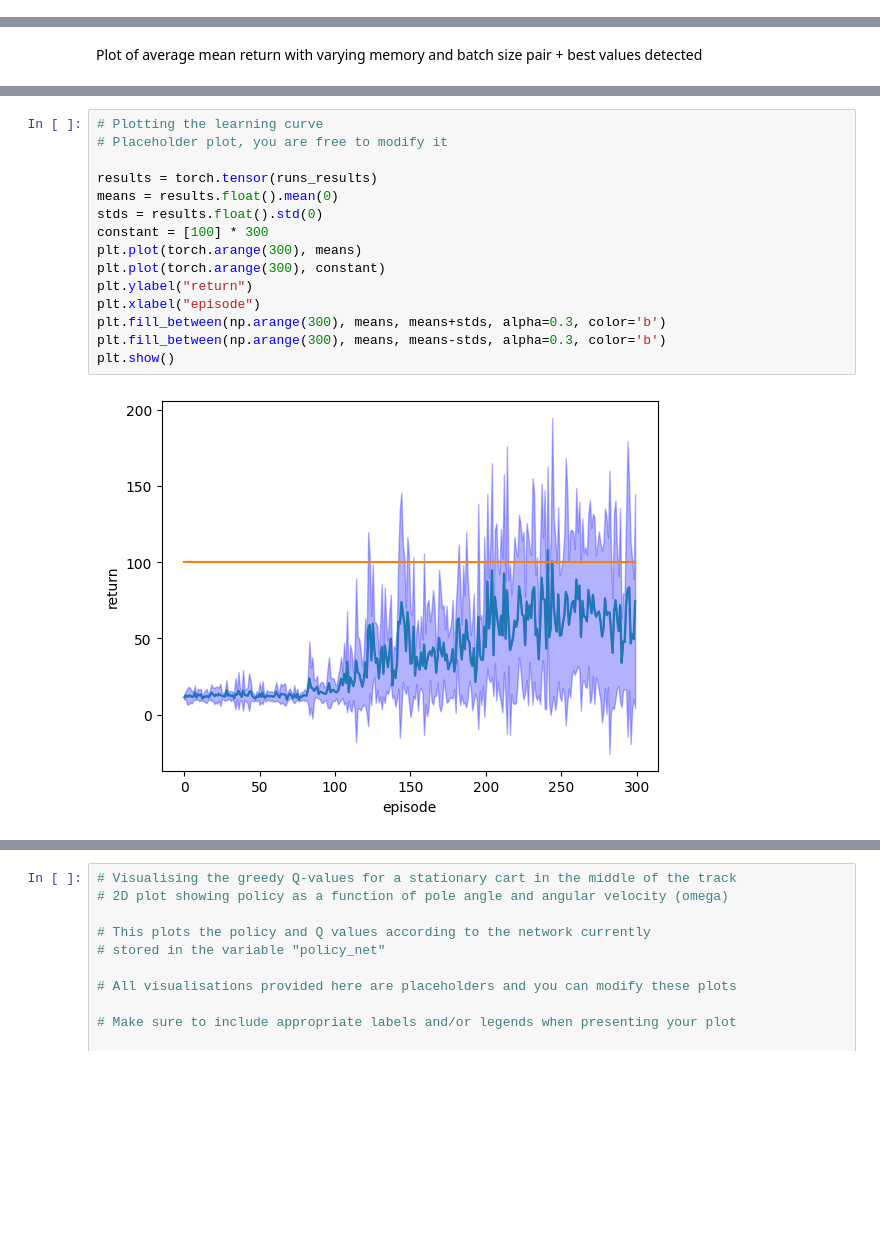
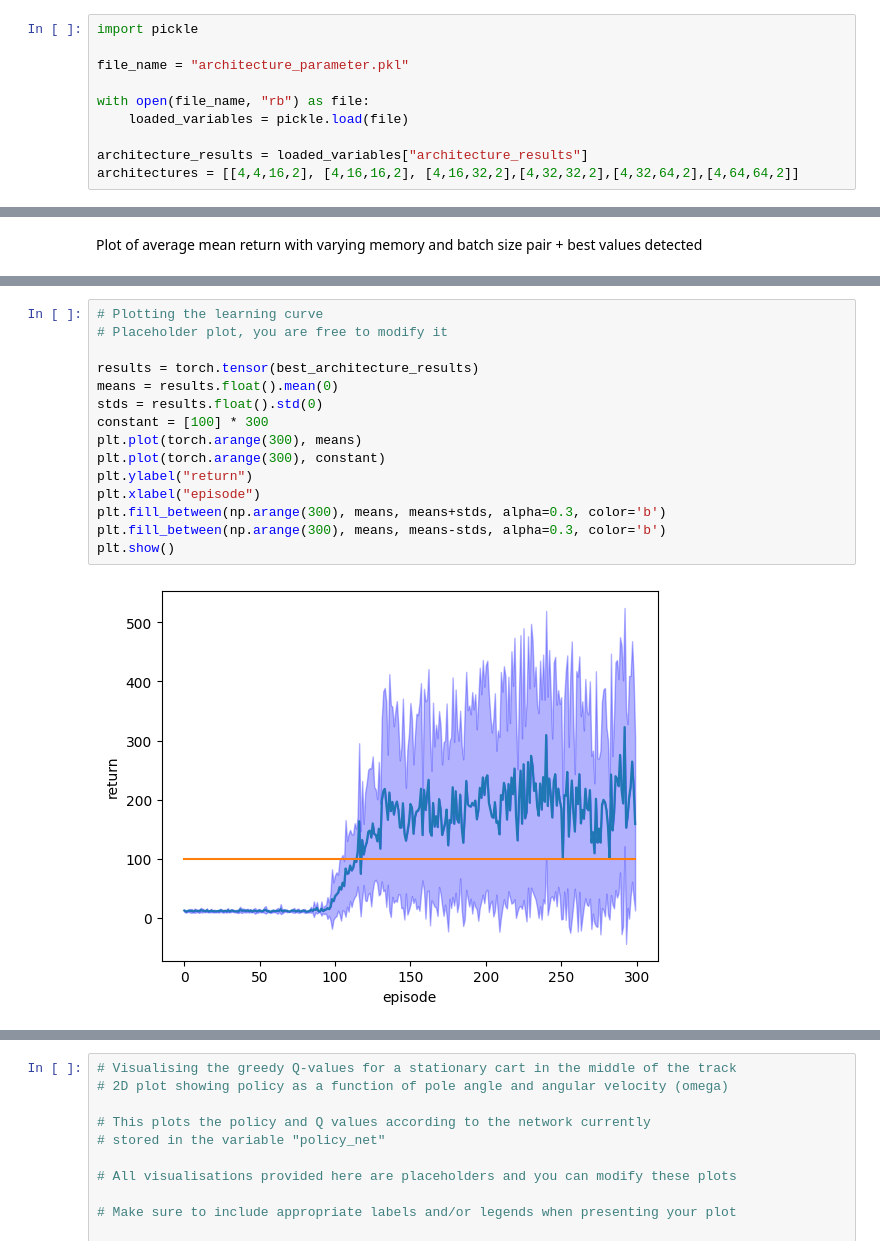
Before and after one commit to mitsides06/DQN-Hyperparameter-Tuning, a Jupyter notebook: coursework2.ipynb, the cells around one changed output, grey strips where cells are left out. Saved outputs shown, nothing was run; the diff lists cells and outputs as text; blank space fills up the shorter version.

```diff
--- a/coursework2.ipynb
+++ b/coursework2.ipynb
@@ -110,6 +110,16 @@ episode  200 / 300
 episode  250 / 300
 episode  300 / 300
 Complete
+# %%
+import pickle
+
+file_name = "architecture_parameter.pkl"
+
+with open(file_name, "rb") as file:
+    loaded_variables = pickle.load(file)
+
+architecture_results = loaded_variables["architecture_results"]
+architectures = [[4,4,16,2], [4,16,16,2], [4,16,32,2],[4,32,32,2],[4,32,64,2],[4,64,64,2]]
 # %% [markdown]
 Plot of average mean return with varying architecture + best architecture detected
 # %%
@@ -185,17 +269,17 @@ plt.show()
 # %%
 # Plotting the learning curve
 # Placeholder plot, you are free to modify it
 
-results = torch.tensor(runs_results)
+results = torch.tensor(best_architecture_results)
 means = results.float().mean(0)
 stds = results.float().std(0)
 constant = [100] * 300
 plt.plot(torch.arange(300), means)
 plt.plot(torch.arange(300), constant)
 plt.ylabel("return")
 plt.xlabel("episode")
 plt.fill_between(np.arange(300), means, means+stds, alpha=0.3, color='b')
 plt.fill_between(np.arange(300), means, means-stds, alpha=0.3, color='b')
 plt.show()
 # %% [output]
-[figure, old version]
+[figure, new version]
```
Also changed, not shown: parts of 7 cells of this notebook, 1 other file.
